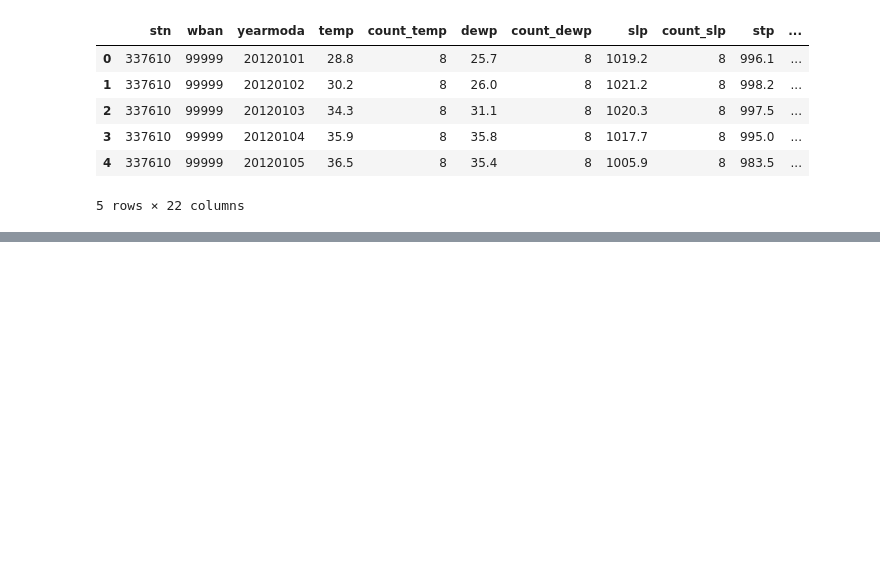
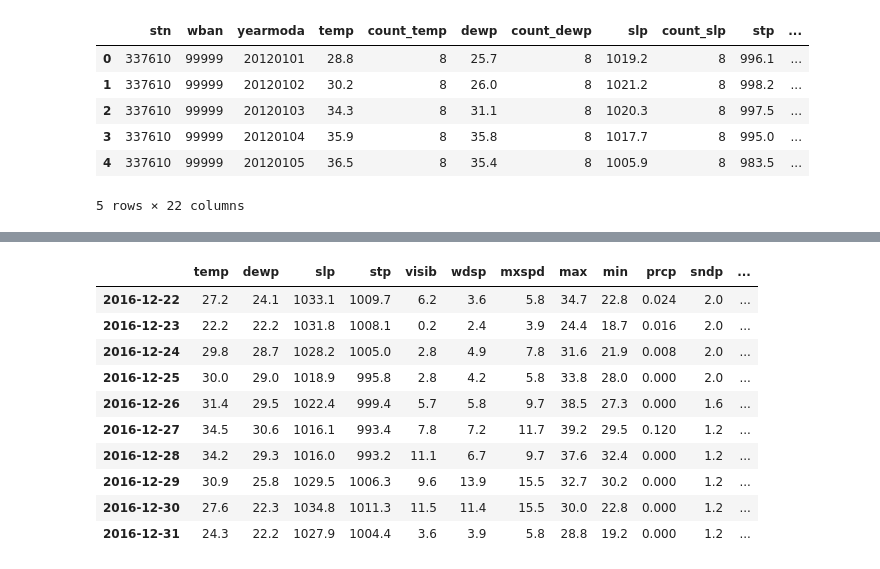
Before and after one commit to DFS-UCU/UkrainianAgriculture, a Jupyter notebook: notebooks/weather.ipynb, the cells around one changed output, grey strips where cells are left out. Drawn from its saved outputs; the diff is of its cells as text; code cells hidden in the pictures; blank space fills up the shorter version.

```diff
--- a/notebooks/weather.ipynb
+++ b/notebooks/weather.ipynb
@@ -110,0 +118,10 @@ df.head()
+# %%
+for x in df.index:
+    if (str(df.loc[x,'max'])[-1] == '*'):
+        df.loc[x,'max'] = df.loc[x,'max'][:-1]
+    if (str(df.loc[x,'min'])[-1] == '*'):
+        df.loc[x,'min'] = df.loc[x,'min'][:-1]
+
+df['max']=df['max'].astype(np.float64)
+df['min']=df['min'].astype(np.float64)
+df['prcp']=df['prcp'].astype(np.float64)
@@ -110,0 +132,3 @@ df.head()
+# %%
+df['prcp'] = df['prcp'].interpolate(method='time')
+sum(df['prcp'].isnull())
@@ -110,0 +137,2 @@ df.head()
+# %%
+df = df.fillna(method='bfill')
@@ -110,0 +162,22 @@ df.head()
+# %%
+df['fog'] = df['frshtt'] // 100000
+df['rain'] = df['frshtt'] // 10000 % 10
+df['snow'] = df['frshtt'] // 1000 % 10
+df['hail'] = df['frshtt'] // 100 % 10
+df['thunder'] = df['frshtt'] // 10 % 10
+df['tornado'] = df['frshtt'] % 10
+df.drop(['frshtt'],axis = 1, inplace = True)
+# %%
+df.tail(10)
+# %% [output]
+|  | temp | dewp | slp | stp | visib | wdsp | mxspd | max | min | prcp | sndp | ... |
+| 2016-12-22 | 27.2 | 24.1 | 1033.1 | 1009.7 | 6.2 | 3.6 | 5.8 | 34.7 | 22.8 | 0.024 | 2.0 | ... |
+| 2016-12-23 | 22.2 | 22.2 | 1031.8 | 1008.1 | 0.2 | 2.4 | 3.9 | 24.4 | 18.7 | 0.016 | 2.0 | ... |
+| 2016-12-24 | 29.8 | 28.7 | 1028.2 | 1005.0 | 2.8 | 4.9 | 7.8 | 31.6 | 21.9 | 0.008 | 2.0 | ... |
+| 2016-12-25 | 30.0 | 29.0 | 1018.9 | 995.8 | 2.8 | 4.2 | 5.8 | 33.8 | 28.0 | 0.000 | 2.0 | ... |
+| 2016-12-26 | 31.4 | 29.5 | 1022.4 | 999.4 | 5.7 | 5.8 | 9.7 | 38.5 | 27.3 | 0.000 | 1.6 | ... |
+| 2016-12-27 | 34.5 | 30.6 | 1016.1 | 993.4 | 7.8 | 7.2 | 11.7 | 39.2 | 29.5 | 0.120 | 1.2 | ... |
+| 2016-12-28 | 34.2 | 29.3 | 1016.0 | 993.2 | 11.1 | 6.7 | 9.7 | 37.6 | 32.4 | 0.000 | 1.2 | ... |
+| 2016-12-29 | 30.9 | 25.8 | 1029.5 | 1006.3 | 9.6 | 13.9 | 15.5 | 32.7 | 30.2 | 0.000 | 1.2 | ... |
+| 2016-12-30 | 27.6 | 22.3 | 1034.8 | 1011.3 | 11.5 | 11.4 | 15.5 | 30.0 | 22.8 | 0.000 | 1.2 | ... |
+| 2016-12-31 | 24.3 | 22.2 | 1027.9 | 1004.4 | 3.6 | 3.9 | 5.8 | 28.8 | 19.2 | 0.000 | 1.2 | ... |
```
Also changed, not shown: parts of 27 cells of this notebook.
